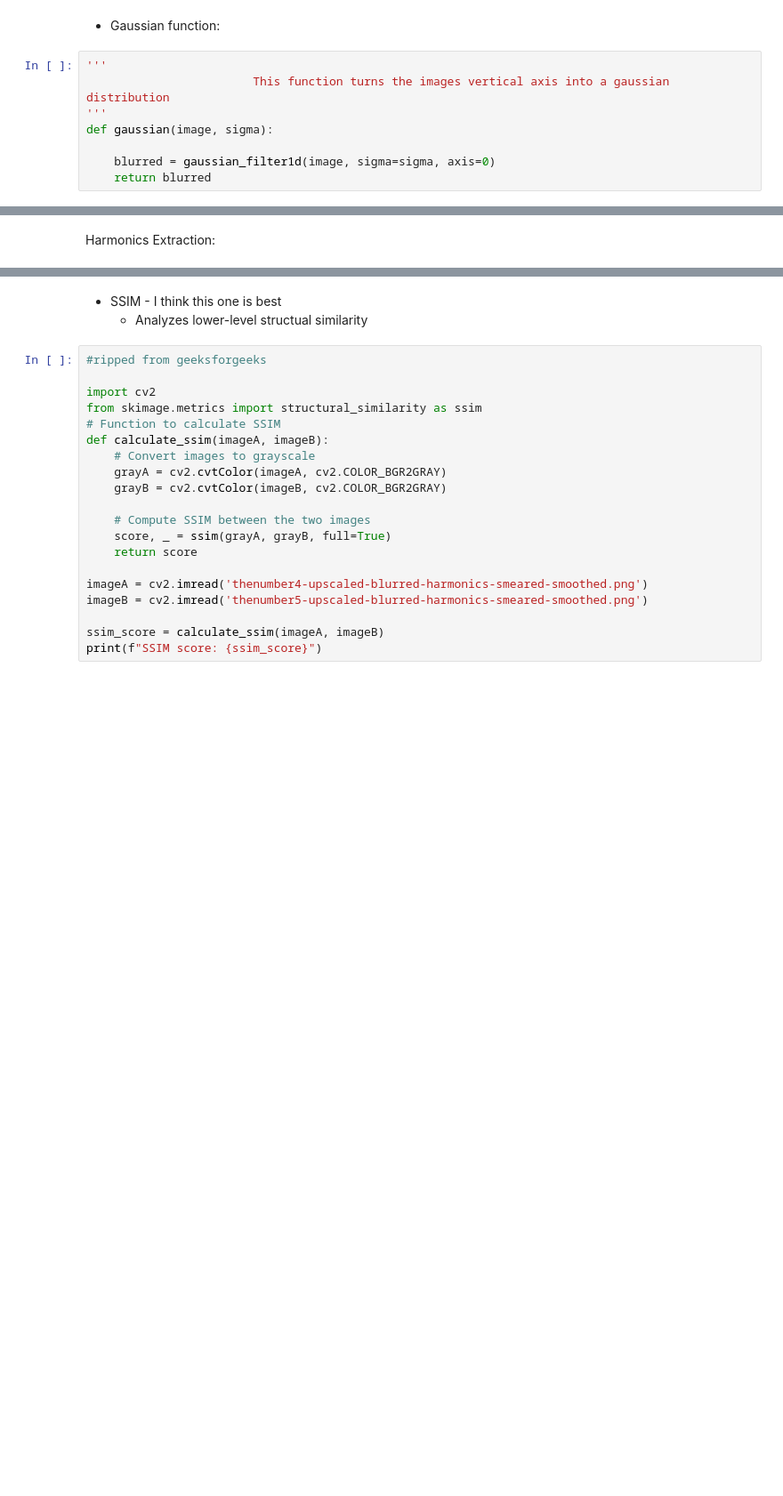
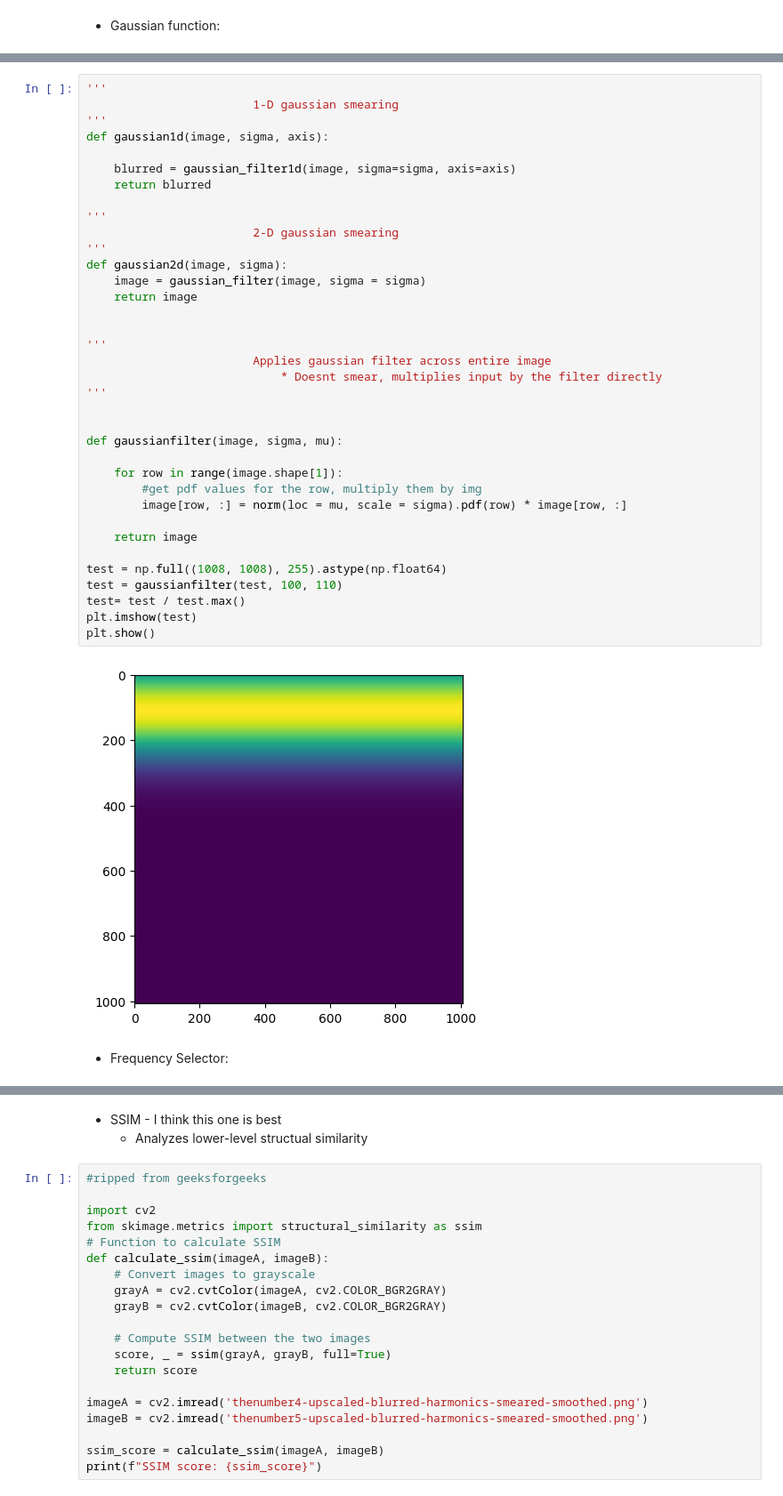
Before and after one commit to takakhoo/UNet-MNIST-to-Spectrogram, a Jupyter notebook: 1.ipynb, the cells around one changed output, grey strips where cells are left out. Shown at 89% size. Saved outputs shown, nothing was run; the diff lists cells and outputs as text; blank space fills up the shorter version.

Commit message:
Organized functions - added perlin noise

```diff
--- a/1.ipynb
+++ b/1.ipynb
@@ -138,10 +122,2 @@ import matplotlib.pyplot as plt
 # %% [markdown]
 * Gaussian function:
-# %%
-'''
-                        This function turns the images vertical axis into a gaussian distribution
-'''
-def gaussian(image, sigma):
-
-    blurred = gaussian_filter1d(image, sigma=sigma, axis=0)
-    return blurred
@@ -174,4 +124,42 @@ np.save('thenumber5-upscaled-blurred', blurred)
-# %% [markdown]
-Harmonics Extraction:
+# %%
+'''
+                        1-D gaussian smearing
+'''
+def gaussian1d(image, sigma, axis):
+
+    blurred = gaussian_filter1d(image, sigma=sigma, axis=axis)
+    return blurred
+
+'''
+                        2-D gaussian smearing
+'''
+def gaussian2d(image, sigma):
+    image = gaussian_filter(image, sigma = sigma)
+    return image
+
+
+'''
+                        Applies gaussian filter across entire image
+                            * Doesnt smear, multiplies input by the filter directly
+'''
+
+
+def gaussianfilter(image, sigma, mu):
+
+    for row in range(image.shape[1]):
+        #get pdf values for the row, multiply them by img
+        image[row, :] = norm(loc = mu, scale = sigma).pdf(row) * image[row, :]
+
+    return image
+
+test = np.full((1008, 1008), 255).astype(np.float64)
+test = gaussianfilter(test, 100, 110)
+test= test / test.max()
+plt.imshow(test)
+plt.show()
+# %% [output]
+[figure, added]
+# %% [markdown]
+* Frequency Selector:
 # %%
 '''
```
Also changed, not shown: parts of 23 cells of this notebook.
